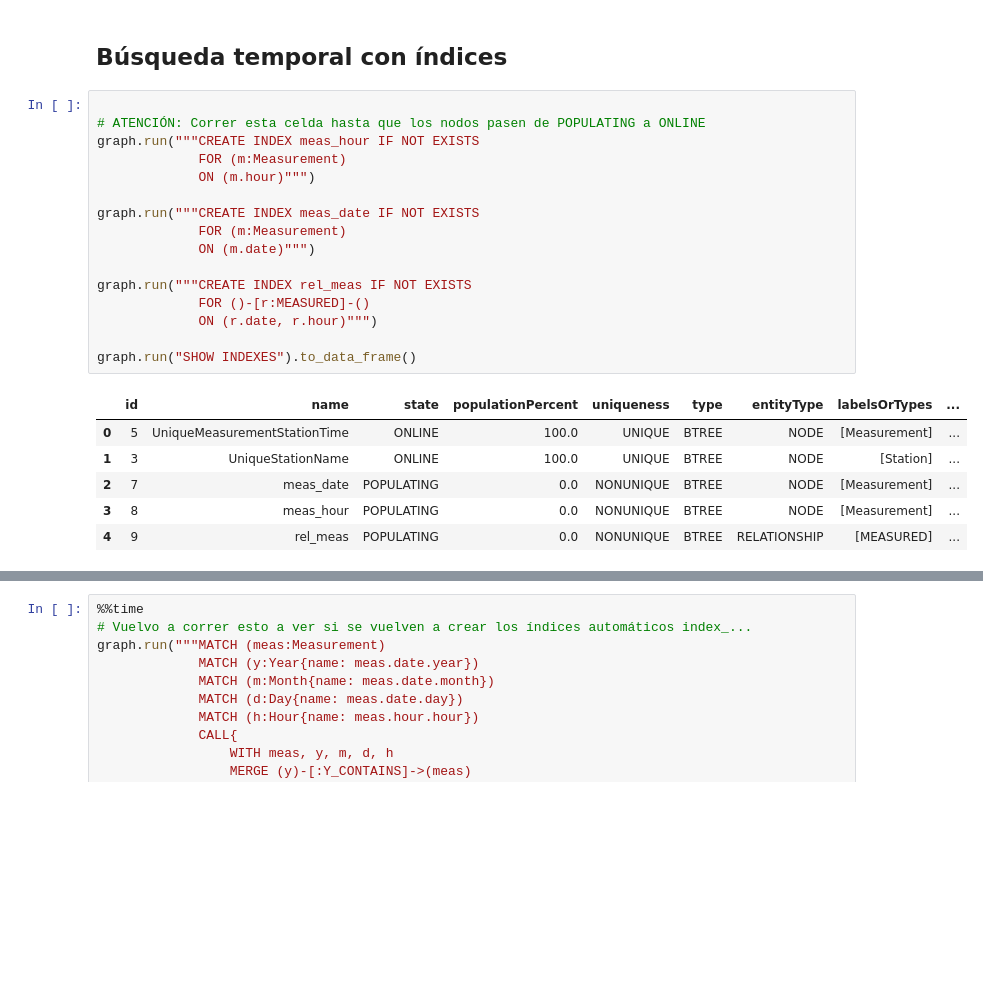
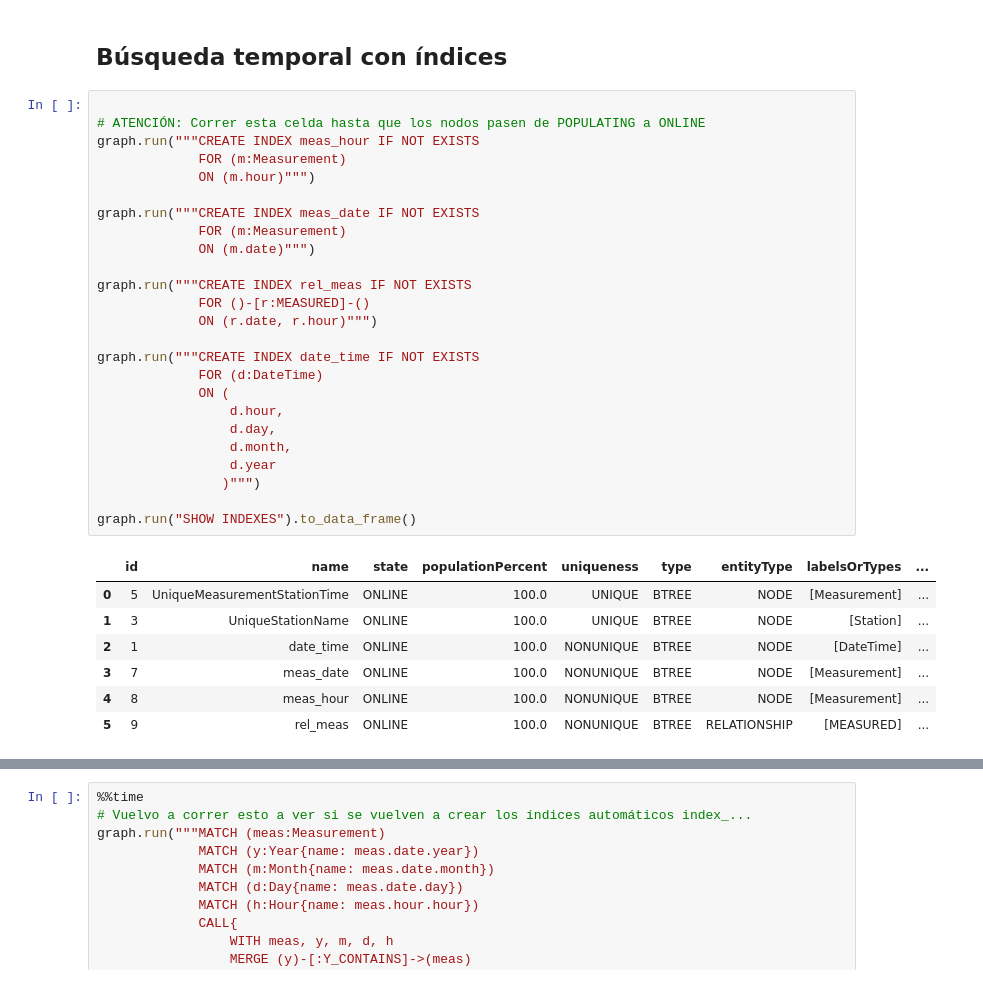
Before and after one commit to DonBraulio/WeatherGraphDB, a Jupyter notebook: BDNR2022_Proyecto_Final.ipynb, the cells around one changed output, grey strips where cells are left out. Saved outputs shown, nothing was run; the diff lists cells and outputs as text; blank space fills up the shorter version.

```diff
--- a/BDNR2022_Proyecto_Final.ipynb
+++ b/BDNR2022_Proyecto_Final.ipynb
@@ -322,26 +322,36 @@ plot_exec_times([times_1, times_2, times_3, times_4], ["Búsqueda por nodos (sin
 # %%
 
 # ATENCIÓN: Correr esta celda hasta que los nodos pasen de POPULATING a ONLINE
 graph.run("""CREATE INDEX meas_hour IF NOT EXISTS
              FOR (m:Measurement)
              ON (m.hour)""")
 
 graph.run("""CREATE INDEX meas_date IF NOT EXISTS
              FOR (m:Measurement)
              ON (m.date)""")
 
 graph.run("""CREATE INDEX rel_meas IF NOT EXISTS
              FOR ()-[r:MEASURED]-()
              ON (r.date, r.hour)""")
 
+graph.run("""CREATE INDEX date_time IF NOT EXISTS
+             FOR (d:DateTime)
+             ON (
+                 d.hour,
+                 d.day,
+                 d.month,
+                 d.year
+                )""")
+
 graph.run("SHOW INDEXES").to_data_frame()
 # %% [output]
 |  | id | name | state | populationPercent | uniqueness | type | entityType | labelsOrTypes | ... |
 | 0 | 5 | UniqueMeasurementStationTime | ONLINE | 100.0 | UNIQUE | BTREE | NODE | [Measurement] | ... |
 | 1 | 3 | UniqueStationName | ONLINE | 100.0 | UNIQUE | BTREE | NODE | [Station] | ... |
-| 2 | 7 | meas_date | POPULATING | 0.0 | NONUNIQUE | BTREE | NODE | [Measurement] | ... |
-| 3 | 8 | meas_hour | POPULATING | 0.0 | NONUNIQUE | BTREE | NODE | [Measurement] | ... |
-| 4 | 9 | rel_meas | POPULATING | 0.0 | NONUNIQUE | BTREE | RELATIONSHIP | [MEASURED] | ... |
+| 2 | 1 | date_time | ONLINE | 100.0 | NONUNIQUE | BTREE | NODE | [DateTime] | ... |
+| 3 | 7 | meas_date | ONLINE | 100.0 | NONUNIQUE | BTREE | NODE | [Measurement] | ... |
+| 4 | 8 | meas_hour | ONLINE | 100.0 | NONUNIQUE | BTREE | NODE | [Measurement] | ... |
+| 5 | 9 | rel_meas | ONLINE | 100.0 | NONUNIQUE | BTREE | RELATIONSHIP | [MEASURED] | ... |
 # %%
 # WARNING: Correr la celda anterior hasta que los índices pasen de POPULATING a ONLINE
 query_date_time_nodes = """MATCH (s:Station)-->(m:Measurement)
```
Also changed, not shown: parts of 3 cells of this notebook.
